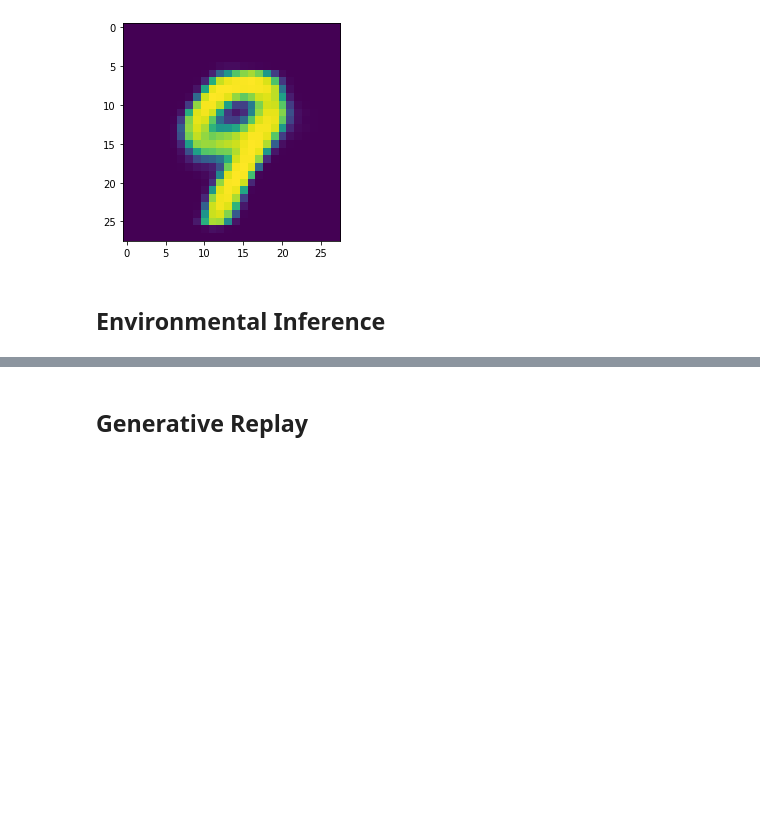
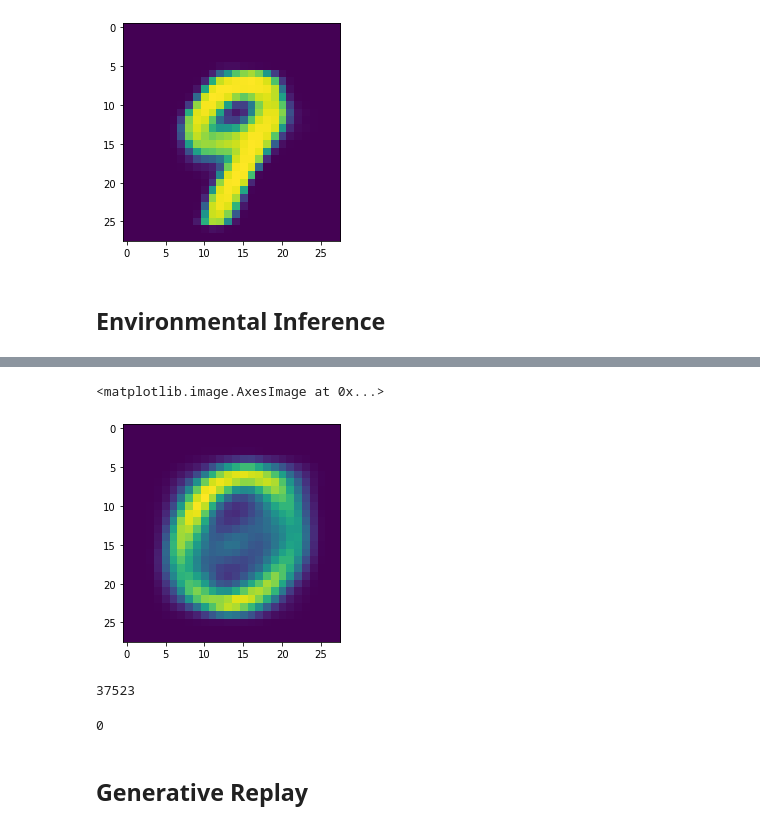
Before and after one commit to oliveradk/cult, a Jupyter notebook: 03a_core.train.ipynb, the cells around one changed output, grey strips where cells are left out. Drawn from its saved outputs; the diff is of its cells as text; code cells hidden in the pictures; blank space fills up the shorter version.

Commit message:
bug fixes in envinfmodel + training code for it in train

```diff
--- a/03a_core.train.ipynb
+++ b/03a_core.train.ipynb
@@ -274,0 +272,2 @@ plt.imshow(rec_img[0].detach().numpy().squeeze())
+# %%
+device = torch.device('cuda:0' if torch.cuda.is_available() else 'cpu')
@@ -274,0 +277,12 @@ plt.imshow(rec_img[0].detach().numpy().squeeze())
+# %%
+lam=.6
+kappa=.5
+gamma=10
+lr=6e-4
+latents=8
+max_envs = 7
+C=0
+epochs = 1 #30 for movign fashion, 20 for mnist (change to 64x64), 30 for moving mnist
+model_save_steps = 2500 #save model after this many "training steps"? (batchs, ~once every 2.5 epochs
+exp_name = 'env_infer_small'
+steps_per_save = 2500
@@ -274,0 +292,4 @@ plt.imshow(rec_img[0].detach().numpy().squeeze())
+# %%
+envinfer_vae = EnvInferVAE(encoder=FCEncoder, decoder=FCDecoder, latents=latents, max_envs=max_envs, lam=lam, kappa=kappa, device=device) #VanillaVAE(latents=latents)
+envinfer_vae.to(device)
+optimizer = torch.optim.Adam(params = envinfer_vae.parameters(), lr=lr)
@@ -274,0 +362,3 @@ plt.imshow(rec_img[0].detach().numpy().squeeze())
+# %%
+with torch.no_grad():
+    rec_img, _mu, _logvar, _envidx = envinfer_vae(sf_batch)
@@ -274,0 +370,13 @@ plt.imshow(rec_img[0].detach().numpy().squeeze())
+# %%
+plt.imshow(rec_img[0].to('cpu').detach().numpy().squeeze())
+# %% [output]
+<matplotlib.image.AxesImage at 0x...>
+[figure, added]
+# %%
+len(envinfer_vae.latent_masks)
+# %% [output]
+37523
+# %%
+envinfer_vae.m
+# %% [output]
+0
```
Also changed, not shown: parts of 14 cells of this notebook, 2 other files.
